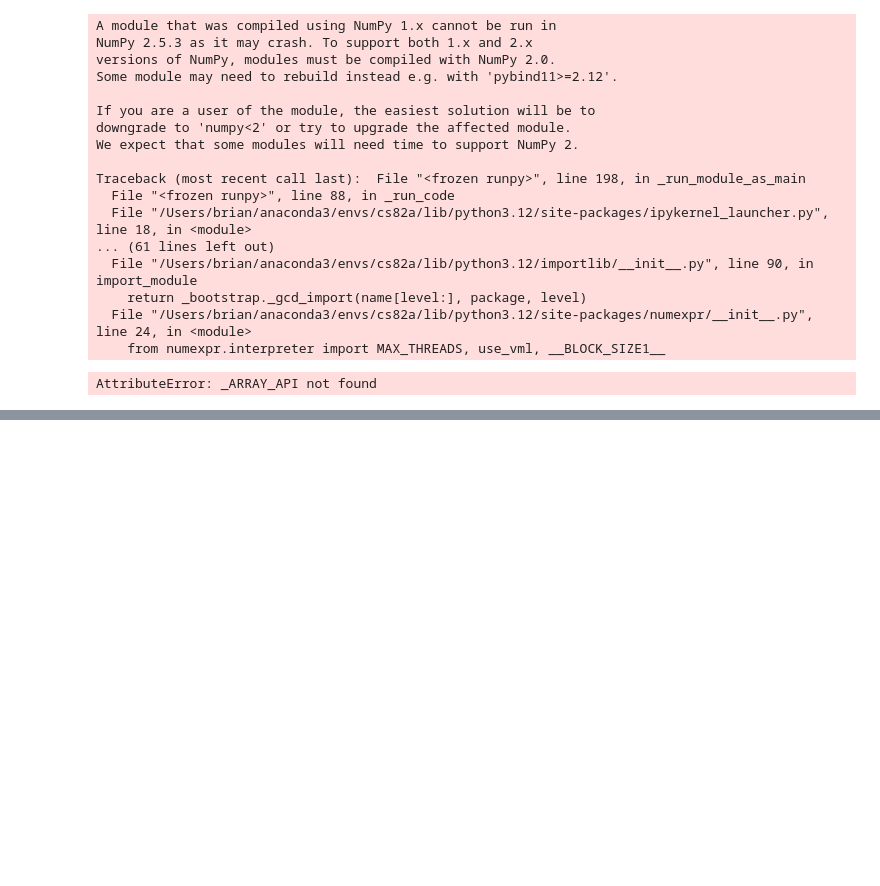
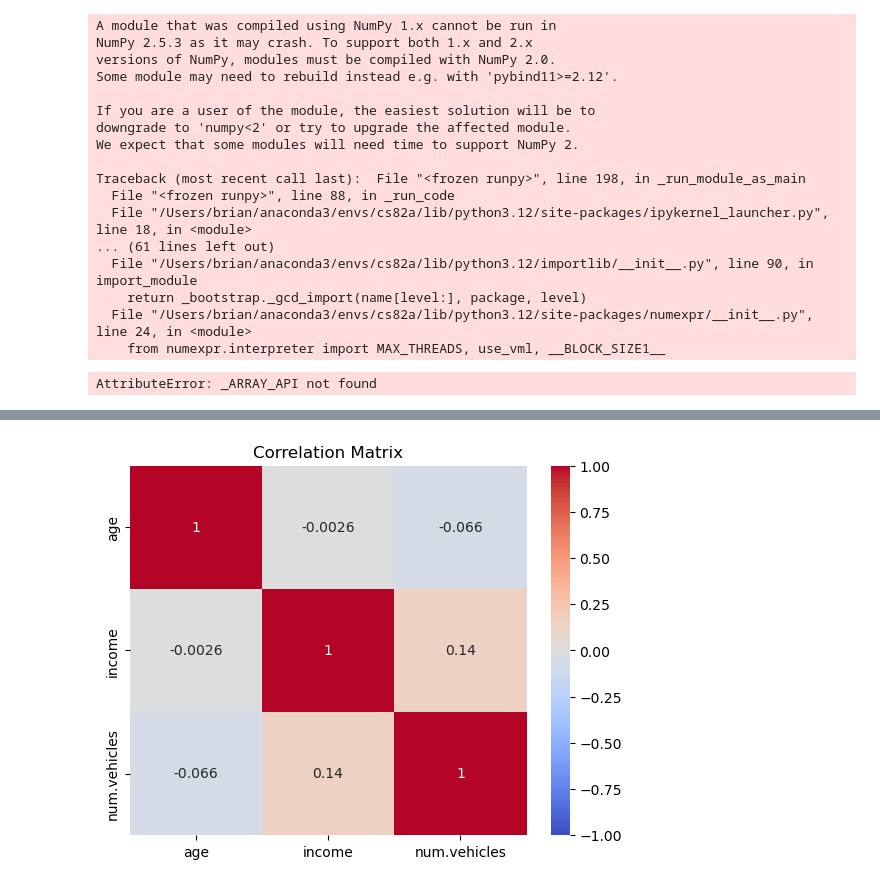
Before and after one commit to skeown13/cs82a-data-science-portfolio, a Jupyter notebook: module5/module5_lab3.ipynb, the cells around one changed output, grey strips where cells are left out. Cells and saved outputs as stored; diff of their text form; code cells hidden in the pictures; blank space fills up the shorter version.

```diff
--- a/module5/module5_lab3.ipynb
+++ b/module5/module5_lab3.ipynb
@@ -23,0 +51,17 @@ AttributeError: _ARRAY_API not found
+# %%
+variables = df_clean[["age", "income", "num.vehicles"]]
+
+correlations = variables.corr(method="pearson")
+
+sns.heatmap(
+    correlations,
+    annot=True,
+    cmap="coolwarm",
+    vmin=-1,
+    vmax=1
+)
+
+plt.title("Correlation Matrix")
+plt.show()
+# %% [output]
+[figure, added]
```
Also changed, not shown: parts of 5 cells of this notebook.
